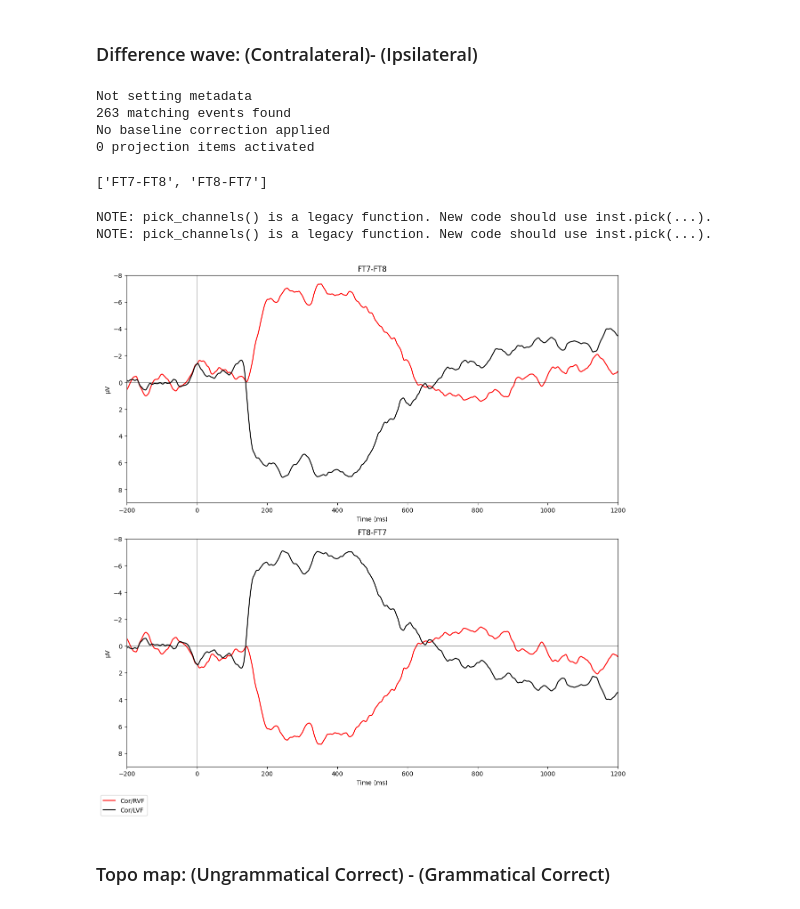
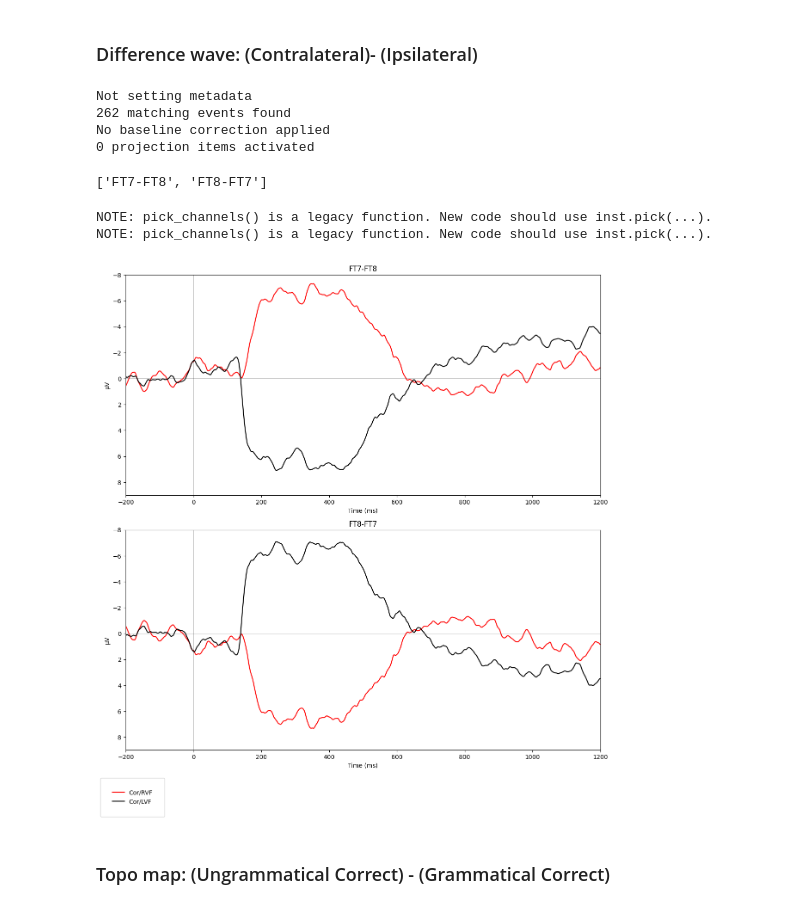
Before and after one commit to amandalin047/ERP_2023Fall, a Jupyter notebook: diff_waves/diff_waves_and_topo.ipynb, the cells around one changed output. Saved outputs shown, nothing was run; the diff lists cells and outputs as text; code cells hidden in the pictures.

```diff
--- a/diff_waves/diff_waves_and_topo.ipynb
+++ b/diff_waves/diff_waves_and_topo.ipynb
@@ -6,9 +6,9 @@ import mne
 ### Recap: Plotting single-subject averaged ERPs
 # %%
 eeglab_raw = mne.io.read_raw_eeglab('S1.set')
-eeglab_epochs = mne.read_epochs_eeglab('S1_elist_bins_chop_be_auto_filt_rej.set')
+eeglab_epochs = mne.read_epochs_eeglab('S1_elist_18bins_be_chop_autoAD_filt_rej.set')
 
 # This function also works for when eeglab_epochs has been ADed
-epochs = epoching(eeglab_raw, eeglab_epochs, 'S1_bdf_18bins.txt', 'S1_elist_bins_auto.txt')
+epochs = epoching(eeglab_raw, eeglab_epochs, 'S1_bdf_18bins_py.txt', 'S1_elist_18bins_be_autoAD.txt', -0.2)
 # %% [output]
 Reading C:\Users\jowan\erpclass\S1.fdt
@@ -25,0 +41,5 @@ No baseline correction applied
+# %%
+bins = parse_bdf('S1_bdf_18bins_py.txt')
+for v in bins.values():
+    print('\n',v)
+    display(epochs[v])
@@ -26,5 +78,5 @@ No baseline correction applied
 # %%
-bins = parse_bdf('S1_bdf_18bins.txt')
+bins = parse_bdf('S1_bdf_18bins_py.txt')
 evokeds = [epochs[v].average() for v in bins.values()]
 len(evokeds)
 # %% [output]
@@ -149,42 +201,42 @@ contra_ipsi_epochs = mne.channels.combine_channels(epochs, groups={'FT7-FT8': [c
 contra_ipsi_epochs.ch_names
 # %% [output]
 Not setting metadata
-263 matching events found
+262 matching events found
 No baseline correction applied
 0 projection items activated
 ['FT7-FT8', 'FT8-FT7']
 # %%
 contra_ipsi_evokeds = [contra_ipsi_epochs[['G/Cor/RVF','UG/Cor/RVF']].average(), # Correct RVF
                        contra_ipsi_epochs[['G/Cor/LVF','UG/Cor/LVF']].average()] # Correct LVF
 contra_ipsi_data = np.array([contra_ipsi_evokeds[i].get_data(units='uV') for i in range(len(contra_ipsi_evokeds))],
                             dtype=object).reshape(2, 2, n_times)
 
 ch_to_plot = ['FT7-FT8', 'FT8-FT7']
 bins_to_plot = ['Cor/RVF', 'Cor/LVF']
 colors = ['red', 'black']
 
 figure, axes = plt.subplots(2,1, figsize=(12, 12))
 for ax, ch in zip(axes.copy().flatten(), ch_to_plot):
     for i, x in enumerate(bins_to_plot):
         ax.plot(t, contra_ipsi_data[i][ch_to_plot.index(ch)],
                 linestyle='solid', color=colors[i], label=x)
     ax.axvline(x=0, color='black', linewidth=0.5)
     ax.axhline(y=0, color='black', linewidth=0.5)
     ax.set_title(ch)
     ax.set_xlabel('Time (ms)')
     ax.set_ylim(-8, 9)
     ax.set_xlim(-200, 1200)
     ax.set_ylabel('µV')
     ax.invert_yaxis()
     ax.yaxis.set_tick_params(labelbottom=True)
     hdl, lbl = ax.get_legend_handles_labels()
-figure.legend(hdl, lbl, loc='upper left', bbox_to_anchor=[-0.001, 0.001])
+figure.legend(hdl, lbl, loc='upper left', borderpad=2, bbox_to_anchor=[-0.001, 0.001])
 figure.tight_layout()
 plt.show()
 # %% [output]
 NOTE: pick_channels() is a legacy function. New code should use inst.pick(...).
 NOTE: pick_channels() is a legacy function. New code should use inst.pick(...).
-[figure, old version]
+[figure, new version]
 # %% [markdown]
 ### Topo map: (Ungrammatical Correct) - (Grammatical Correct)
 # %%
```
Also changed, not shown: parts of 3 cells of this notebook.
